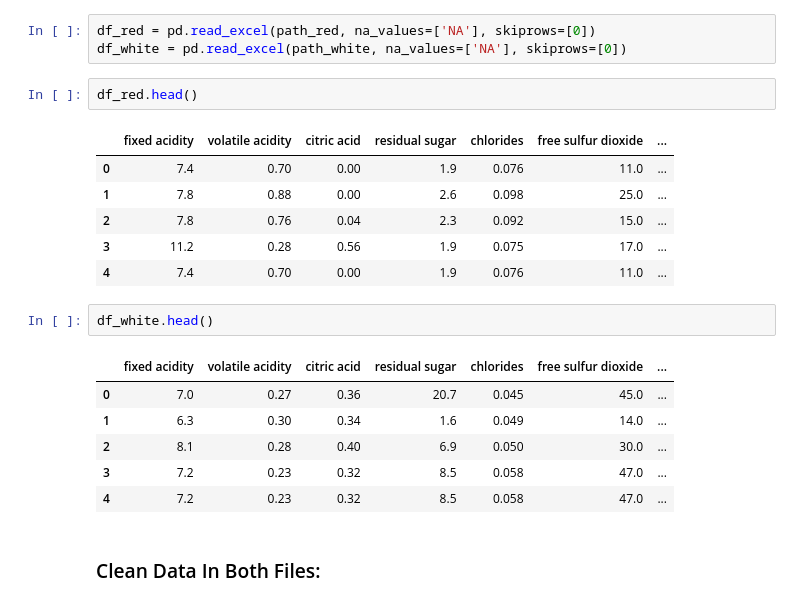
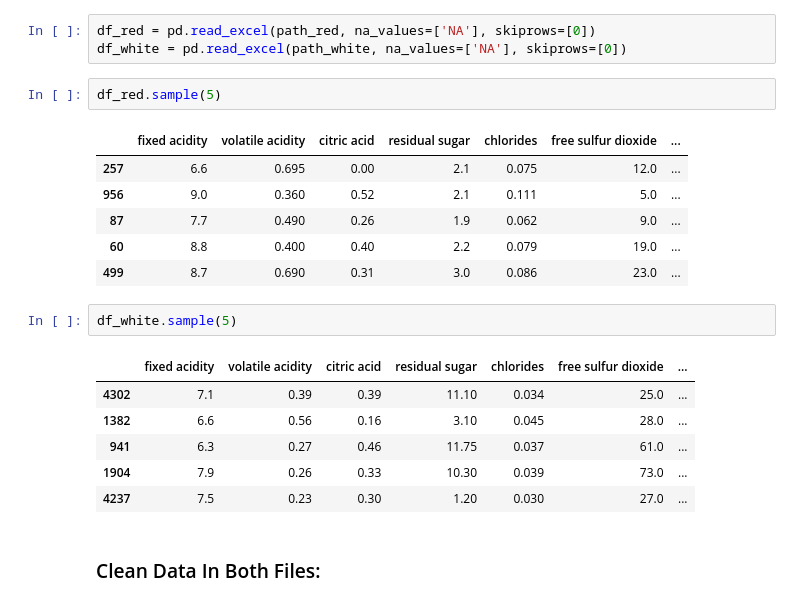
Before and after one commit to cph-oo221/Dat4-BI-MP2, a Jupyter notebook: wine.ipynb, the cells around one changed output. Drawn from its saved outputs; the diff is of its cells as text.

```diff
--- a/wine.ipynb
+++ b/wine.ipynb
@@ -31,23 +25,23 @@ To fix this, I ended up using 'read_excel()', however, if you use 'index_col=0',
 df_red = pd.read_excel(path_red, na_values=['NA'], skiprows=[0])
 df_white = pd.read_excel(path_white, na_values=['NA'], skiprows=[0])
 # %%
-df_red.head()
+df_red.sample(5)
 # %% [output]
 |  | fixed acidity | volatile acidity | citric acid | residual sugar | chlorides | free sulfur dioxide | ... |
-| 0 | 7.4 | 0.70 | 0.00 | 1.9 | 0.076 | 11.0 | ... |
-| 1 | 7.8 | 0.88 | 0.00 | 2.6 | 0.098 | 25.0 | ... |
-| 2 | 7.8 | 0.76 | 0.04 | 2.3 | 0.092 | 15.0 | ... |
-| 3 | 11.2 | 0.28 | 0.56 | 1.9 | 0.075 | 17.0 | ... |
-| 4 | 7.4 | 0.70 | 0.00 | 1.9 | 0.076 | 11.0 | ... |
+| 257 | 6.6 | 0.695 | 0.00 | 2.1 | 0.075 | 12.0 | ... |
+| 956 | 9.0 | 0.360 | 0.52 | 2.1 | 0.111 | 5.0 | ... |
+| 87 | 7.7 | 0.490 | 0.26 | 1.9 | 0.062 | 9.0 | ... |
+| 60 | 8.8 | 0.400 | 0.40 | 2.2 | 0.079 | 19.0 | ... |
+| 499 | 8.7 | 0.690 | 0.31 | 3.0 | 0.086 | 23.0 | ... |
 # %%
-df_white.head()
+df_white.sample(5)
 # %% [output]
 |  | fixed acidity | volatile acidity | citric acid | residual sugar | chlorides | free sulfur dioxide | ... |
-| 0 | 7.0 | 0.27 | 0.36 | 20.7 | 0.045 | 45.0 | ... |
-| 1 | 6.3 | 0.30 | 0.34 | 1.6 | 0.049 | 14.0 | ... |
-| 2 | 8.1 | 0.28 | 0.40 | 6.9 | 0.050 | 30.0 | ... |
-| 3 | 7.2 | 0.23 | 0.32 | 8.5 | 0.058 | 47.0 | ... |
-| 4 | 7.2 | 0.23 | 0.32 | 8.5 | 0.058 | 47.0 | ... |
+| 4302 | 7.1 | 0.39 | 0.39 | 11.10 | 0.034 | 25.0 | ... |
+| 1382 | 6.6 | 0.56 | 0.16 | 3.10 | 0.045 | 28.0 | ... |
+| 941 | 6.3 | 0.27 | 0.46 | 11.75 | 0.037 | 61.0 | ... |
+| 1904 | 7.9 | 0.26 | 0.33 | 10.30 | 0.039 | 73.0 | ... |
+| 4237 | 7.5 | 0.23 | 0.30 | 1.20 | 0.030 | 27.0 | ... |
 # %% [markdown]
 ### Clean Data In Both Files:
 # %%
```
Also changed, not shown: parts of 27 cells of this notebook.
